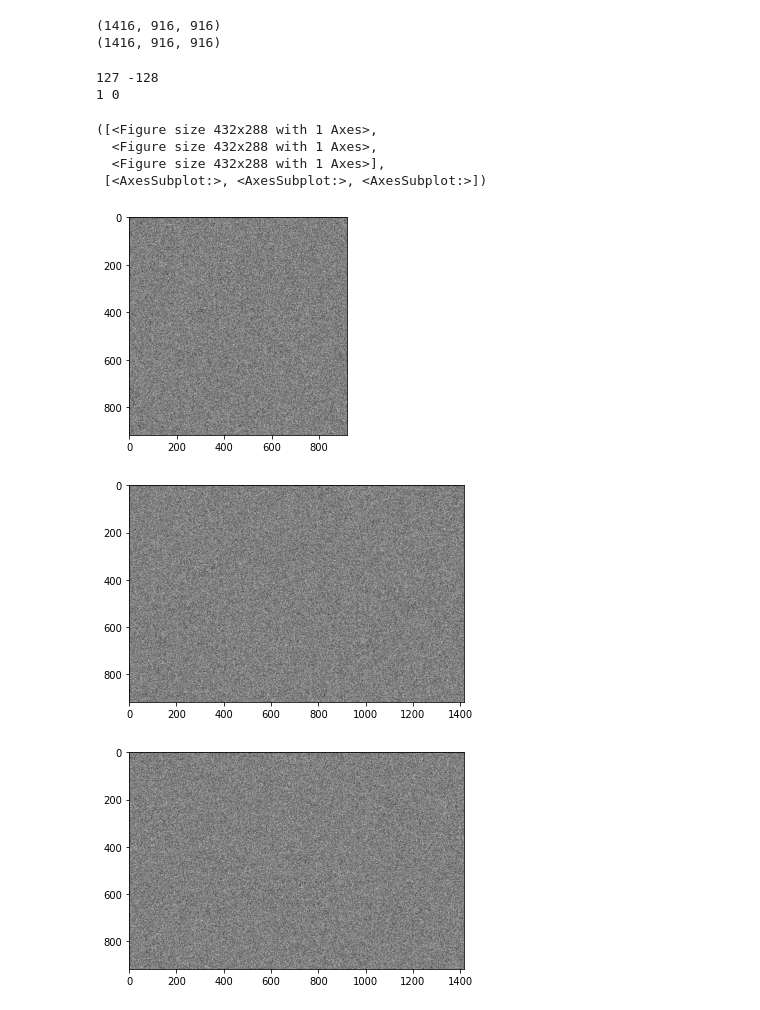
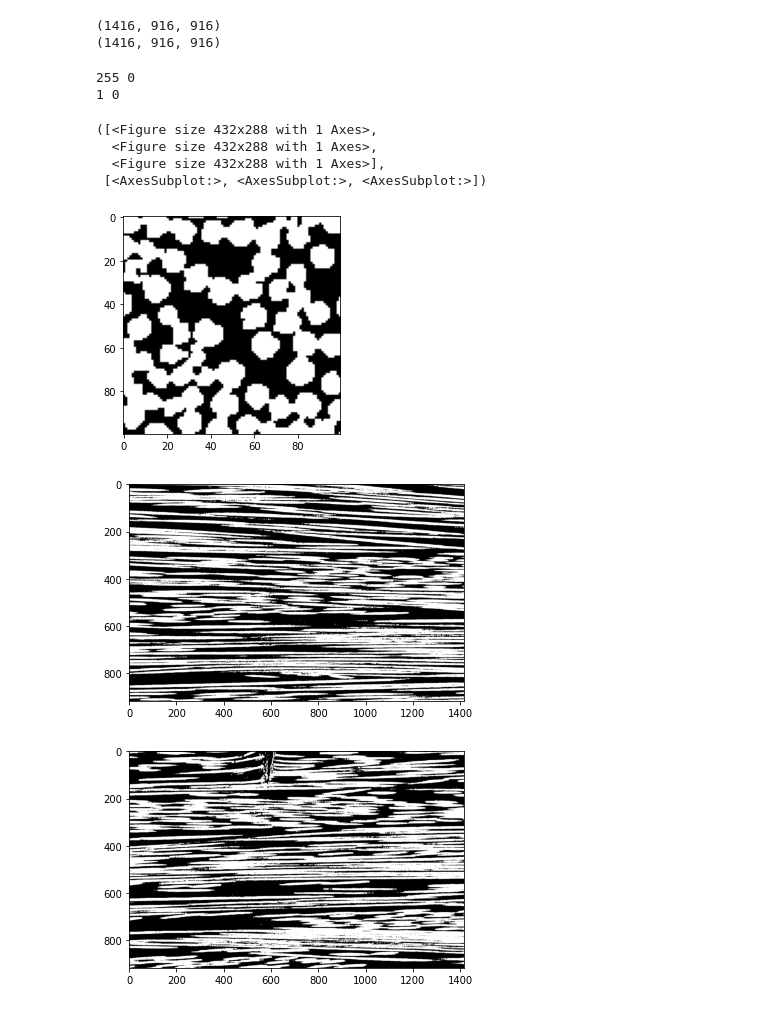
Before and after one commit to stke9/SliceGAN, a Jupyter notebook: DataProcessing/visualize_training_data.ipynb, the cells around one changed output. Drawn from its saved outputs; the diff is of its cells as text; code cells hidden in the pictures.

Commit message:
Watershed disabled and used just otsu, remove holes/obj to compute image

```diff
--- a/DataProcessing/visualize_training_data.ipynb
+++ b/DataProcessing/visualize_training_data.ipynb
@@ -5,7 +5,7 @@ import tifffile
 import numpy as np
 import matplotlib.pyplot as plt
 # %%
-bin_path = "3D_data_binary.tif"
+bin_path = "3D_data_bin_processed.tif"
 gray_path = "3D_data_gray.tif"
 # %%
 a_bin = np.array(tifffile.imread(bin_path))
@@ -19,7 +19,7 @@ print(a_gray.shape)
 print(a_gray.max(), a_gray.min())
 print(a_bin.max(), a_bin.min())
 # %% [output]
-127 -128
+255 0
 1 0
 # %%
 def show_random_slices(a):
@@ -34,6 +34,7 @@ def show_random_slices(a):
     y = np.random.randint(y_max)
     z = np.random.randint(z_max)
     x_slice = a[x,:,:]
+    x_slice = a[x,100:200,100:200]
     y_slice = np.rot90(a[:,y,:])
     z_slice = np.rot90(a[:,:,z])
     axes[0].imshow(x_slice, cmap = "gray")
@@ -42,12 +43,12 @@ def show_random_slices(a):
 
     return figs, axes
 # %%
-show_random_slices(a_gray + 128)
+show_random_slices(a_bin)
 # %% [output]
 ([<Figure size 432x288 with 1 Axes>,
   <Figure size 432x288 with 1 Axes>,
   <Figure size 432x288 with 1 Axes>],
  [<AxesSubplot:>, <AxesSubplot:>, <AxesSubplot:>])
-[figure, old version]
+[figure, new version]
-[figure, old version]
+[figure, new version]
-[figure, old version]
+[figure, new version]
```
Also changed, not shown: 1 other file.
